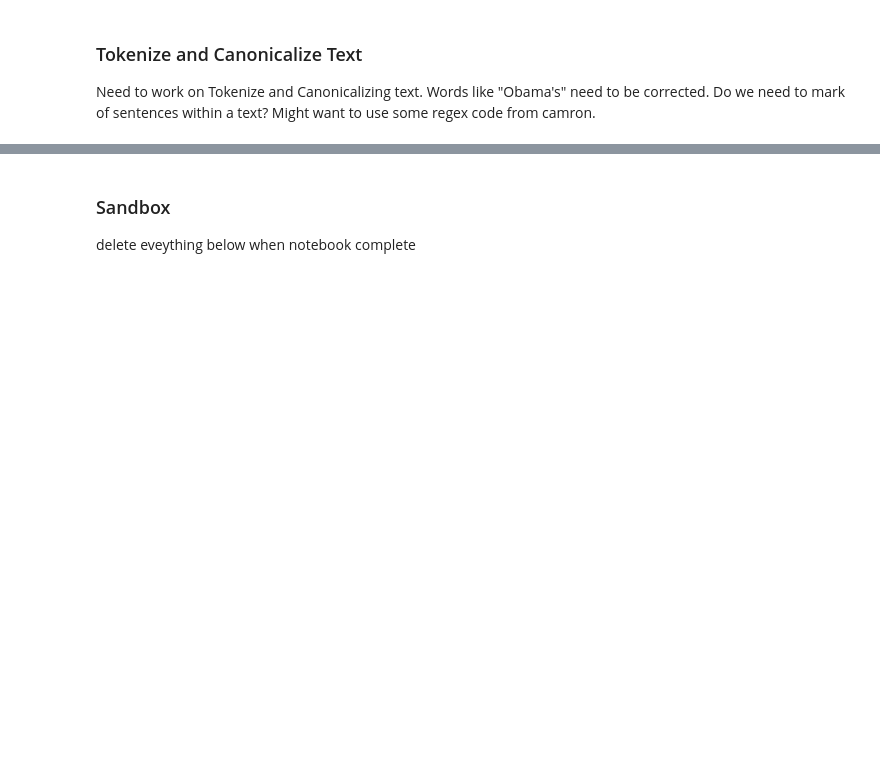
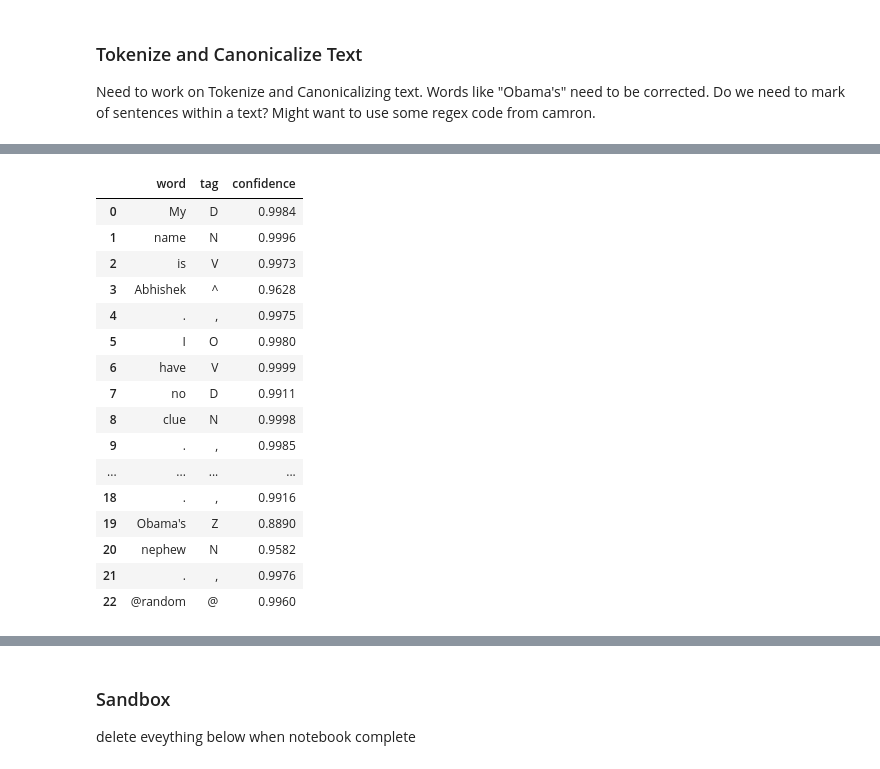
Before and after one commit to UCB-W266-Liar-Project-AJS/w266-final-project, a Jupyter notebook: w266project_AA_JM_SS.ipynb, the cells around one changed output, grey strips where cells are left out. Saved outputs shown, nothing was run; the diff lists cells and outputs as text; code cells hidden in the pictures; blank space fills up the shorter version.

```diff
--- a/w266project_AA_JM_SS.ipynb
+++ b/w266project_AA_JM_SS.ipynb
@@ -96,0 +166,69 @@ Need to work on Tokenize and Canonicalizing text. Words like "Obama's" need to b
+# %%
+'''tokenizer, and part-of-speech tagger from Carnegie Mellon
+created by Olutobi Owoputi, Brendan O'Connor, Kevin Gimpel, Nathan Schneider, Chris Dyer, Dipanjan Das, Daniel Mills,
+Jacob Eisenstein, Michael Heilman, Dani Yogatama, Jeffrey Flanigan, and Noah Smith'''
+'''RunTagger [options] [ExamplesFilename]
+  runs the CMU ARK Twitter tagger on tweets from ExamplesFilename,
+  writing taggings to standard output. Listens on stdin if no input filename.
+
+Options:
+  --model <Filename>        Specify model filename. (Else use built-in.)
+  --just-tokenize           Only run the tokenizer; no POS tags.
+  --quiet                   Quiet: no output
+  --input-format <Format>   Default: auto
+                            Options: json, text, conll
+  --output-format <Format>  Default: automatically decide from input format.
+                            Options: pretsv, conll
+  --input-field NUM         Default: 1
+                            Which tab-separated field contains the input
+                            (1-indexed, like unix 'cut')
+                            Only for {json, text} input formats.
+  --word-clusters <File>    Alternate word clusters file (see FeatureExtractor)
+  --no-confidence           Don't output confidence probabilities
+  --decoder <Decoder>       Change the decoding algorithm (default: greedy)
+
+Tweet-per-line input formats:
+   json: Every input line has a JSON object containing the tweet,
+         as per the Streaming API. (The 'text' field is used.)
+   text: Every input line has the text for one tweet.
+We actually assume input lines are TSV and the tweet data is one field.
+(Therefore tab characters are not allowed in tweets.
+Twitter's own JSON formats guarantee this;
+if you extract the text yourself, you must remove tabs and newlines.)
+Tweet-per-line output format is
+   pretsv: Prepend the tokenization and tagging as new TSV fields,
+           so the output includes a complete copy of the input.
+By default, three TSV fields are prepended:
+   Tokenization \t POSTags \t Confidences \t (original data...)
+The tokenization and tags are parallel space-separated lists.
+The 'conll' format is token-per-line, blank spaces separating tweets.'''
+
+file = open("teststring.txt", "w")
+file.write(teststring)
+file.close()
+
+#! ./ark-tweet-nlp-0.3.2/runTagger.sh ./ark-tweet-nlp-0.3.2/examples/example_tweets.txt
+#! ./ark-tweet-nlp-0.3.2/twokenize.sh --output-format pretsv ./ark-tweet-nlp-0.3.2/examples/casual.txt
+test1 = ! ./ark-tweet-nlp-0.3.2/runTagger.sh --output-format conll teststring.txt
+test1_list = list([re.split(r'([\t])',x) for x in test1])
+test1_list = [[ item for item in word if item != '\t' ] for word in test1_list]
+pd_test = pd.DataFrame(test1_list[1:-2], columns = ['word','tag','confidence'] )
+pd_test
+# %% [output]
+|  | word | tag | confidence |
+| 0 | My | D | 0.9984 |
+| 1 | name | N | 0.9996 |
+| 2 | is | V | 0.9973 |
+| 3 | Abhishek | ^ | 0.9628 |
+| 4 | . | , | 0.9975 |
+| 5 | I | O | 0.9980 |
+| 6 | have | V | 0.9999 |
+| 7 | no | D | 0.9911 |
+| 8 | clue | N | 0.9998 |
+| 9 | . | , | 0.9985 |
+| ... | ... | ... | ... |
+| 18 | . | , | 0.9916 |
+| 19 | Obama's | Z | 0.8890 |
+| 20 | nephew | N | 0.9582 |
+| 21 | . | , | 0.9976 |
+| 22 | @random | @ | 0.9960 |
```
Also changed, not shown: parts of 12 cells of this notebook, 47 other files.
